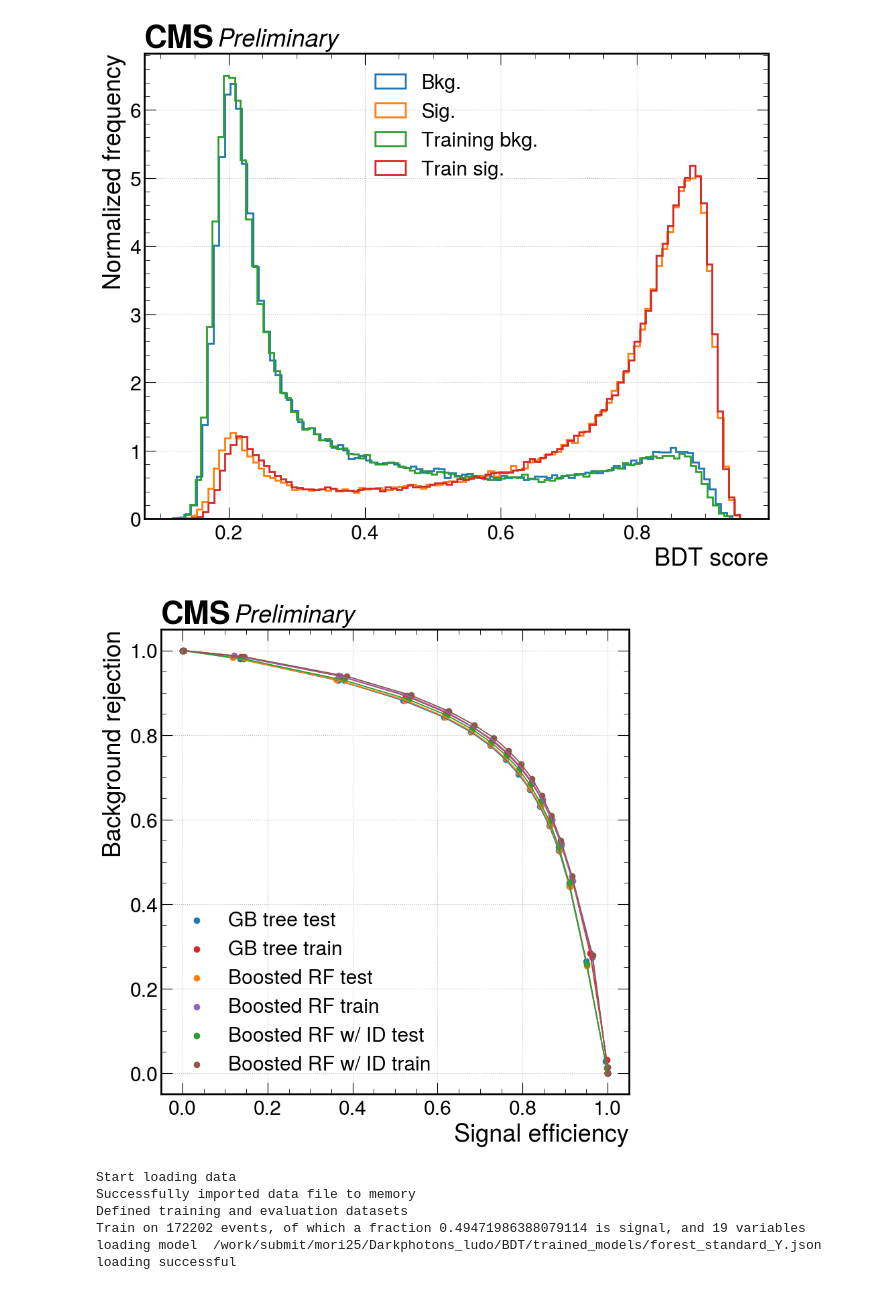
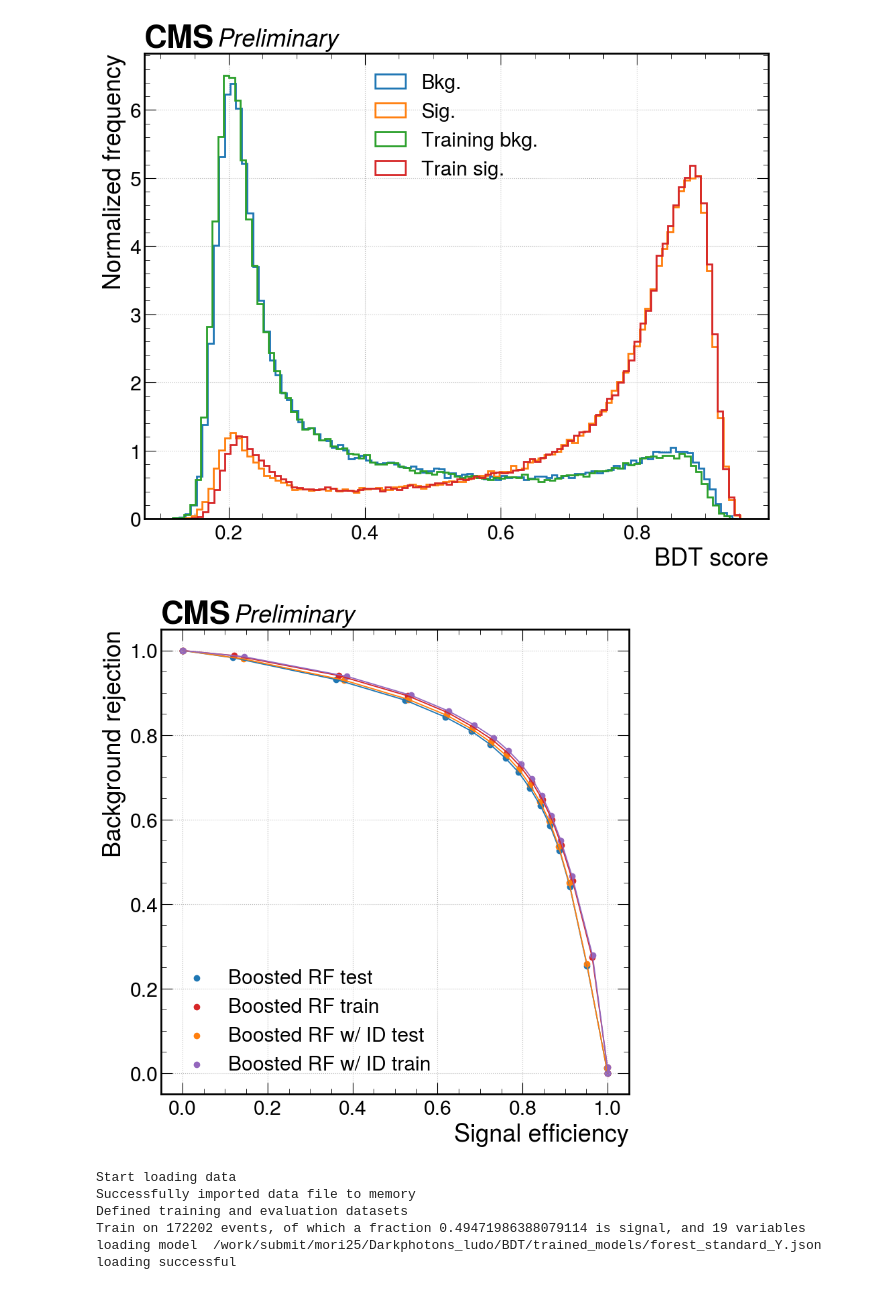
Before and after one commit to ludomori99/Darkphotons_Run3, a Jupyter notebook: BDT/view_training.ipynb, the cells around one changed output. Cells and saved outputs as stored; diff of their text form; code cells hidden in the pictures.

```diff
--- a/BDT/view_training.ipynb
+++ b/BDT/view_training.ipynb
@@ -53,9 +53,10 @@ loading model  /work/submit/mori25/Darkphotons_ludo/BDT/trained_models/forest_ID
 loading successful
 [figure]
 # %%
-plot_ROC([Y_tree,Y_forest,Y_forest_ID], ["GB tree", "Boosted RF", "Boosted RF w/ ID"])
+# plot_ROC([Y_tree,Y_forest,Y_forest_ID], ["GB tree", "Boosted RF", "Boosted RF w/ ID"])
+plot_ROC([Y_forest,Y_forest_ID], ["Boosted RF", "Boosted RF w/ ID"])
 # %% [output]
-[figure, old version]
+[figure, new version]
 # %%
 Y_forest_on_Jpsi = Trainer("Y", 'forest_standard')
 Y_forest_on_Jpsi.complete_load("Jpsi")
```
Also changed, not shown: parts of 8 cells of this notebook, 2 other files.
